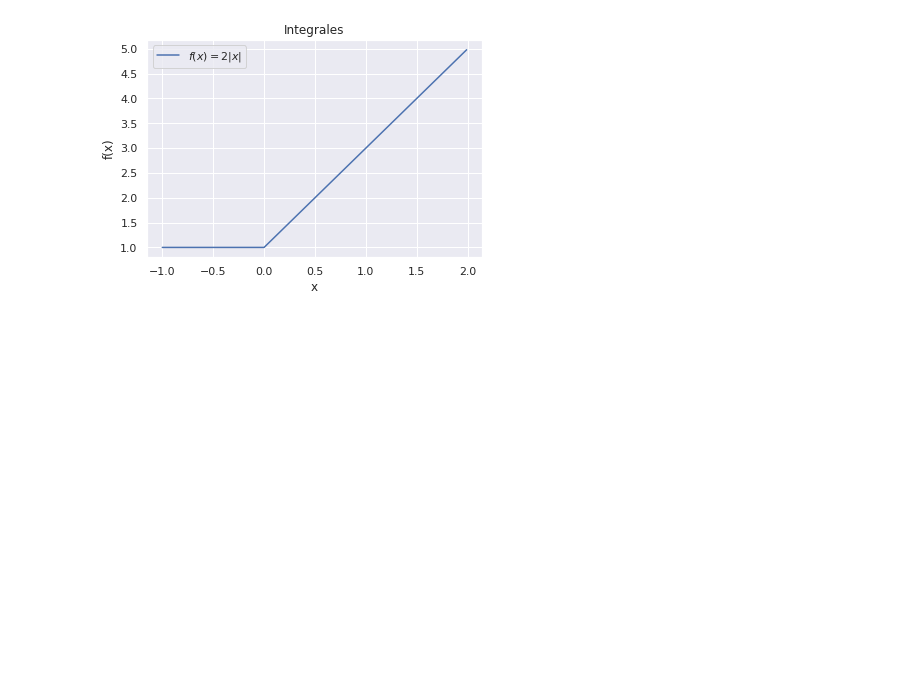
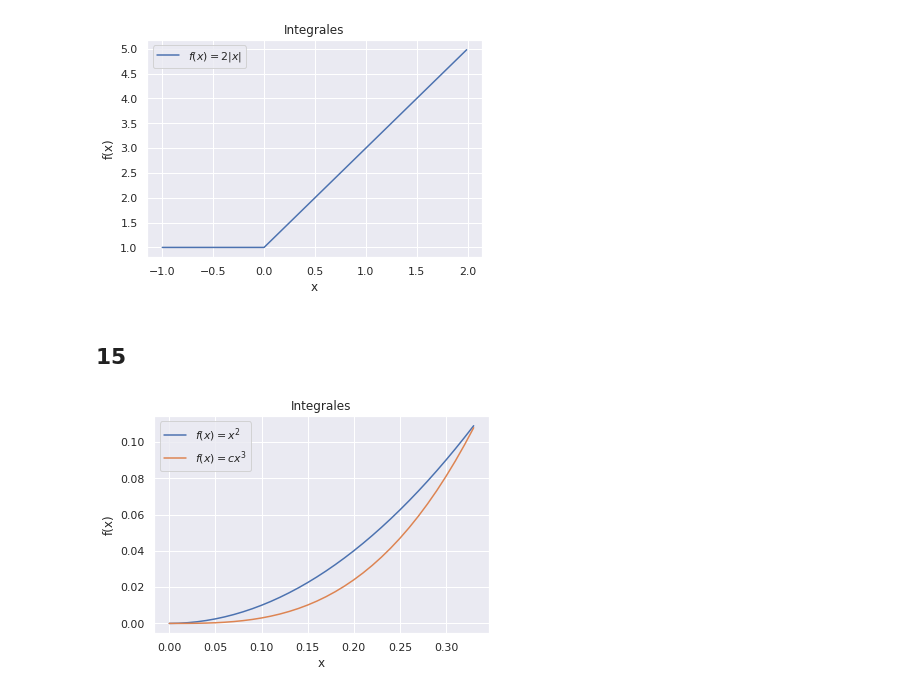
Before and after one commit to IamFode/matematicas, a Jupyter notebook: calculo/tom_apostol/python/2.4_ejercicios.ipynb, the cells around one changed output. Saved outputs shown, nothing was run; the diff lists cells and outputs as text; code cells hidden in the pictures; blank space fills up the shorter version.

```diff
--- a/calculo/tom_apostol/python/2.4_ejercicios.ipynb
+++ b/calculo/tom_apostol/python/2.4_ejercicios.ipynb
@@ -204,3 +204,18 @@ ax.legend()
 plt.show()
 # %% [output]
 [figure]
+# %% [markdown]
+## 15
+# %%
+c = 3
+x = np.arange(0,1/c,0.01)
+f =  x**2
+g = c*x**3
+fig, ax = plt.subplots()
+ax.plot(x,f, label = "$f(x) = x^2$")
+ax.plot(x,g, label = "$f(x) = cx^3$")
+ax.set(xlabel = "x", ylabel="f(x)", title = "Integrales")
+ax.legend()
+plt.show()
+# %% [output]
+[figure, added]
```
Also changed, not shown: 6 other files.
